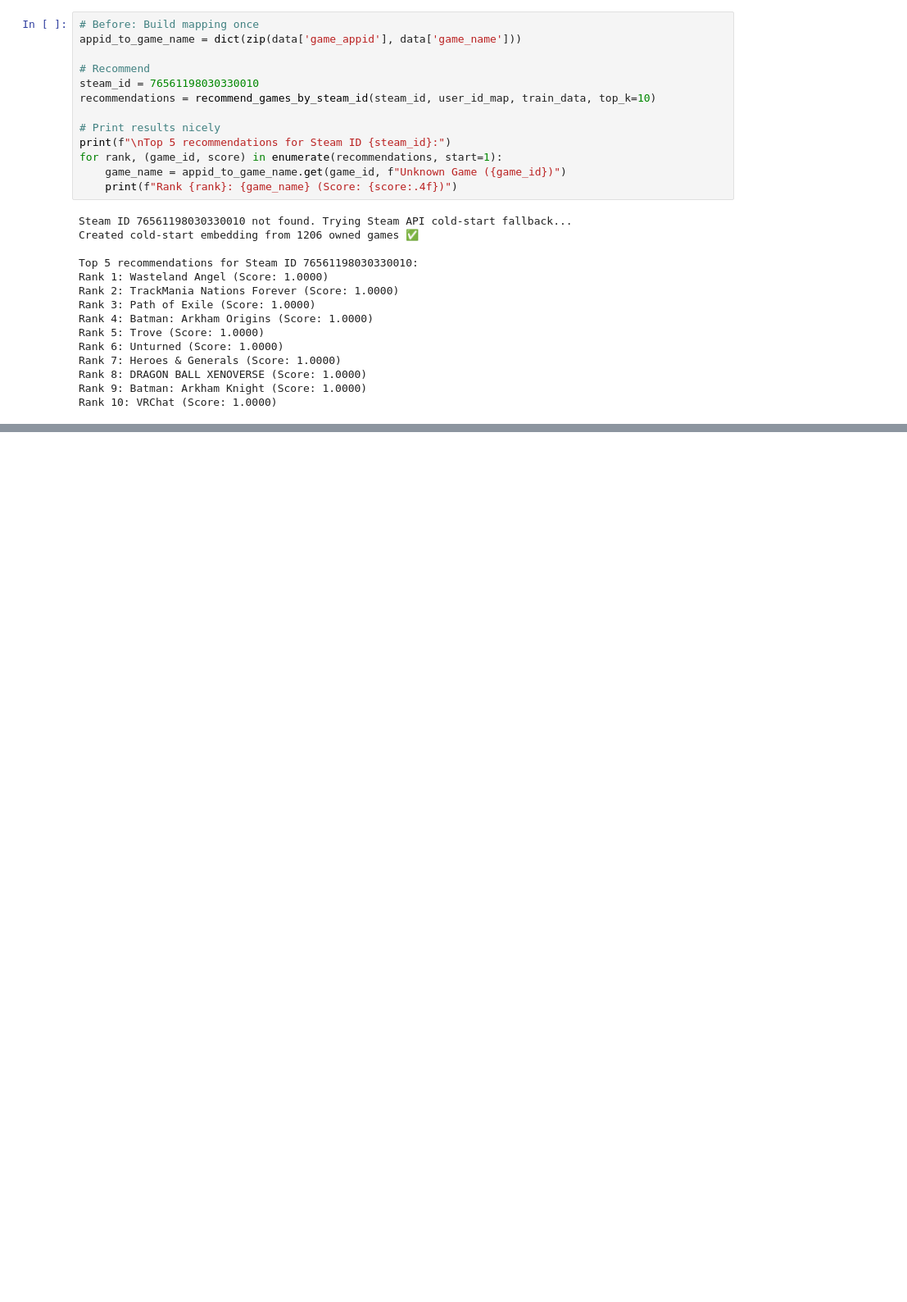
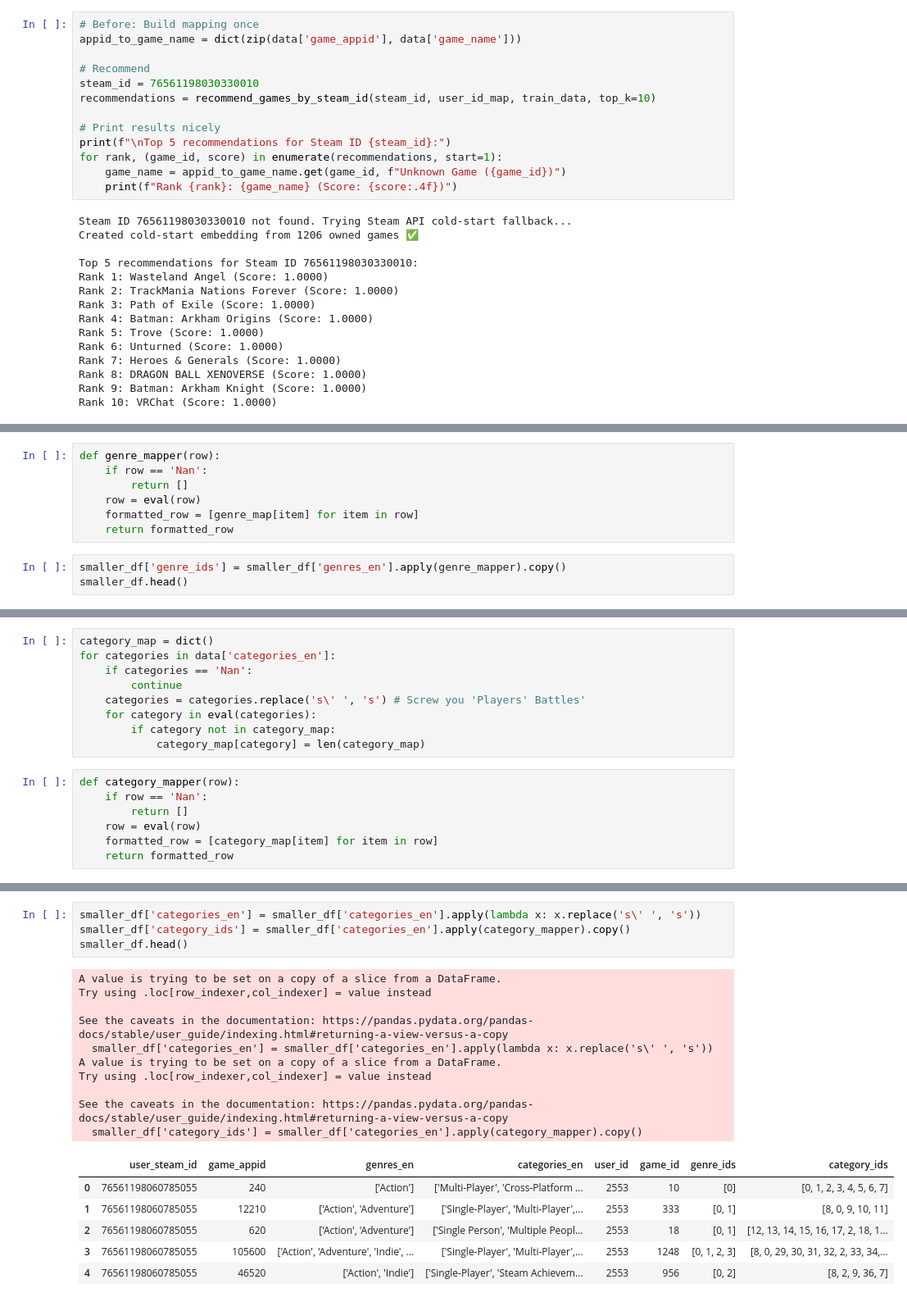
Before and after one commit to codentell/steamgraph, a Jupyter notebook: graph.ipynb, the cells around one changed output, grey strips where cells are left out. Shown: that part at 82% size. Drawn from its saved outputs; the diff is of its cells as text; blank space fills up the shorter version.

```diff
--- a/graph.ipynb
+++ b/graph.ipynb
@@ -518,0 +607,10 @@ Rank 10: VRChat (Score: 1.0000)
+# %%
+def genre_mapper(row):
+    if row == 'Nan':
+        return []
+    row = eval(row)
+    formatted_row = [genre_map[item] for item in row]
+    return formatted_row
+# %%
+smaller_df['genre_ids'] = smaller_df['genres_en'].apply(genre_mapper).copy()
+smaller_df.head()
@@ -518,0 +629,16 @@ Rank 10: VRChat (Score: 1.0000)
+# %%
+category_map = dict()
+for categories in data['categories_en']:
+    if categories == 'Nan':
+        continue
+    categories = categories.replace('s\' ', 's') # Screw you 'Players' Battles'
+    for category in eval(categories):
+        if category not in category_map:
+            category_map[category] = len(category_map)
+# %%
+def category_mapper(row):
+    if row == 'Nan':
+        return []
+    row = eval(row)
+    formatted_row = [category_map[item] for item in row]
+    return formatted_row
@@ -518,0 +665,21 @@ Rank 10: VRChat (Score: 1.0000)
+# %%
+smaller_df['categories_en'] = smaller_df['categories_en'].apply(lambda x: x.replace('s\' ', 's'))
+smaller_df['category_ids'] = smaller_df['categories_en'].apply(category_mapper).copy()
+smaller_df.head()
+# %% [output]
+A value is trying to be set on a copy of a slice from a DataFrame.
+Try using .loc[row_indexer,col_indexer] = value instead
+
+See the caveats in the documentation: https://pandas.pydata.org/pandas-docs/stable/user_guide/indexing.html#returning-a-view-versus-a-copy
+  smaller_df['categories_en'] = smaller_df['categories_en'].apply(lambda x: x.replace('s\' ', 's'))
+A value is trying to be set on a copy of a slice from a DataFrame.
+Try using .loc[row_indexer,col_indexer] = value instead
+
+See the caveats in the documentation: https://pandas.pydata.org/pandas-docs/stable/user_guide/indexing.html#returning-a-view-versus-a-copy
+  smaller_df['category_ids'] = smaller_df['categories_en'].apply(category_mapper).copy()
+|  | user_steam_id | game_appid | genres_en | categories_en | user_id | game_id | genre_ids | category_ids |
+| 0 | 76561198060785055 | 240 | ['Action'] | ['Multi-Player', 'Cross-Platform ... | 2553 | 10 | [0] | [0, 1, 2, 3, 4, 5, 6, 7] |
+| 1 | 76561198060785055 | 12210 | ['Action', 'Adventure'] | ['Single-Player', 'Multi-Player',... | 2553 | 333 | [0, 1] | [8, 0, 9, 10, 11] |
+| 2 | 76561198060785055 | 620 | ['Action', 'Adventure'] | ['Single Person', 'Multiple Peopl... | 2553 | 18 | [0, 1] | [12, 13, 14, 15, 16, 17, 2, 18, 1... |
+| 3 | 76561198060785055 | 105600 | ['Action', 'Adventure', 'Indie', ... | ['Single-Player', 'Multi-Player',... | 2553 | 1248 | [0, 1, 2, 3] | [8, 0, 29, 30, 31, 32, 2, 33, 34,... |
+| 4 | 76561198060785055 | 46520 | ['Action', 'Indie'] | ['Single-Player', 'Steam Achievem... | 2553 | 956 | [0, 2] | [8, 2, 9, 36, 7] |
```
Also changed, not shown: parts of 22 cells of this notebook, 5 other files.
